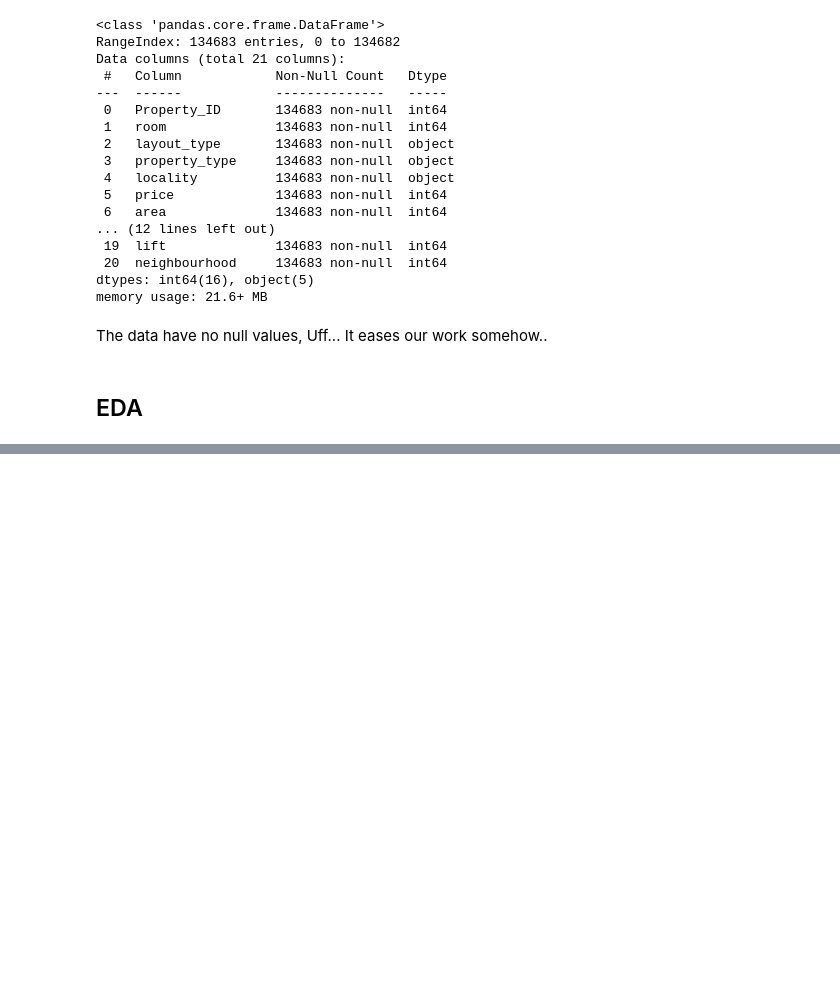
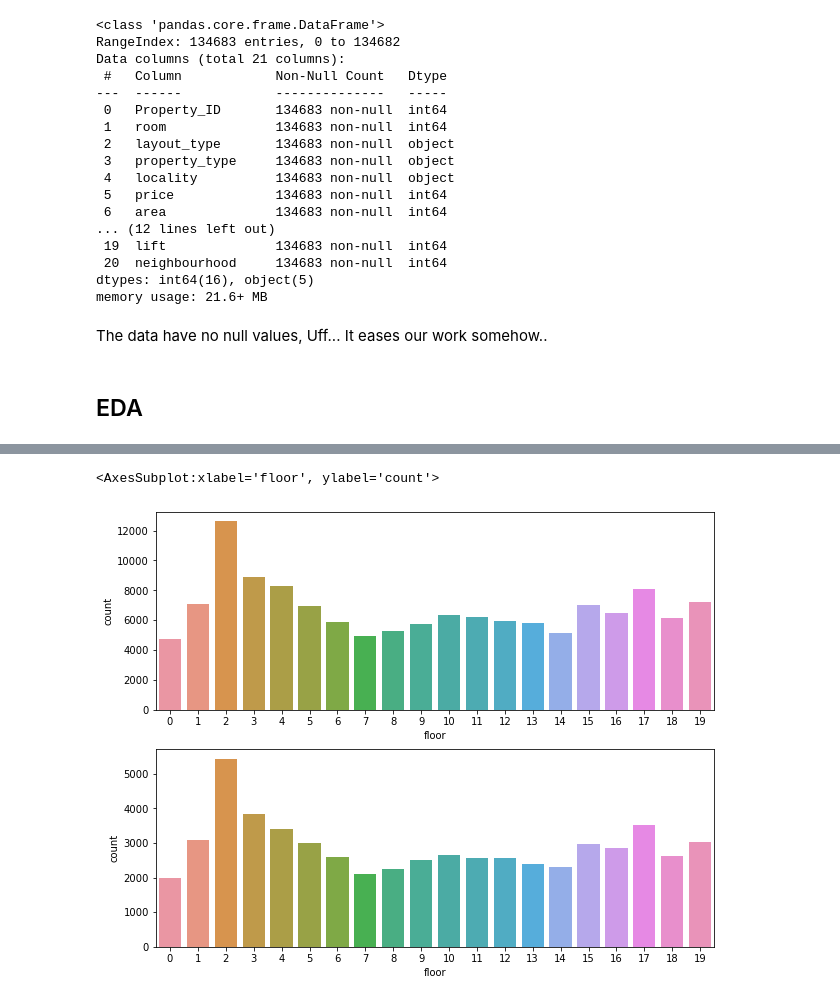
Before and after one commit to Chandu-4444/Data-Science, a Jupyter notebook: Machine Hack/DS Student Championship/Script.ipynb, the cells around one changed output, grey strips where cells are left out. Saved outputs shown, nothing was run; the diff lists cells and outputs as text; code cells hidden in the pictures; blank space fills up the shorter version.

```diff
--- a/Machine Hack/DS Student Championship/Script.ipynb
+++ b/Machine Hack/DS Student Championship/Script.ipynb
@@ -170,0 +235,10 @@ Loading Model...
+# %%
+plt.figure(figsize=(10, 8))
+
+plt.subplot(2, 1, 1)
+sns.countplot(x="floor", data=train_df)
+plt.subplot(2, 1, 2)
+sns.countplot(x="floor", data=test_df)
+# %% [output]
+<AxesSubplot:xlabel='floor', ylabel='count'>
+[figure, added]
```
Also changed, not shown: parts of 61 cells of this notebook, 10 other files.
